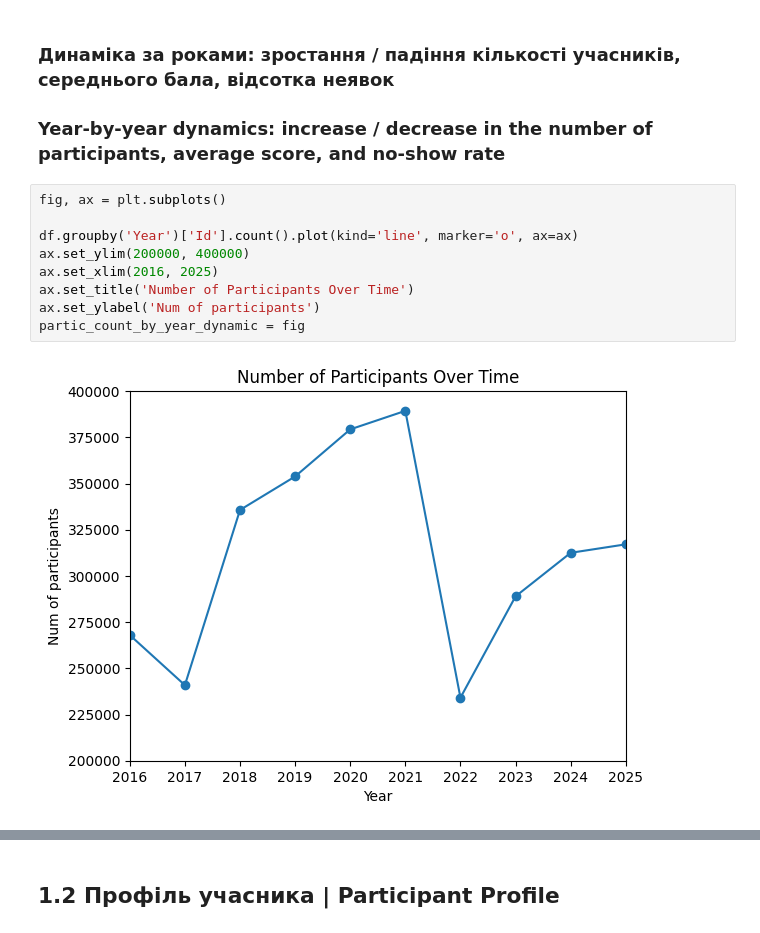
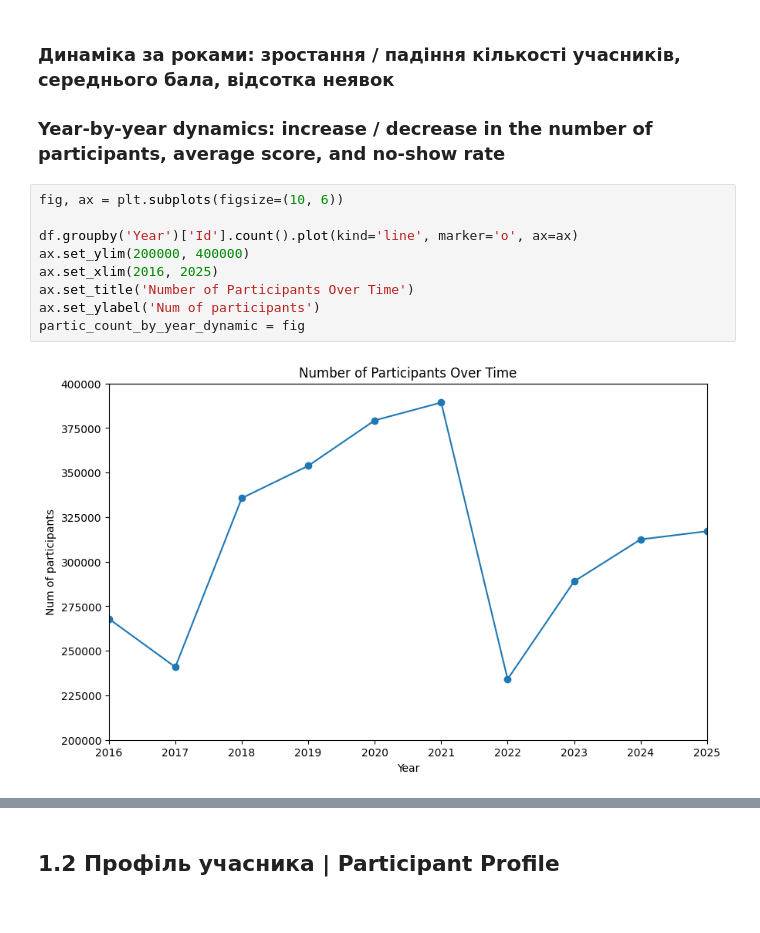
Before and after one commit to Chocopie-DA/ZNO-NMT-score-analysis, a Jupyter notebook: analysis_zno_nmt.ipynb, the cells around one changed output, grey strips where cells are left out. Saved outputs shown, nothing was run; the diff lists cells and outputs as text.

```diff
--- a/analysis_zno_nmt.ipynb
+++ b/analysis_zno_nmt.ipynb
@@ -472,14 +499,14 @@ A clear decline in the share of high scorers, low scorers, and participants who
 ### Динаміка за роками: зростання / падіння кількості учасників, середнього бала, відсотка неявок
 ### Year-by-year dynamics: increase / decrease in the number of participants, average score, and no-show rate
 # %%
-fig, ax = plt.subplots()
+fig, ax = plt.subplots(figsize=(10, 6))
 
 df.groupby('Year')['Id'].count().plot(kind='line', marker='o', ax=ax)
 ax.set_ylim(200000, 400000)
 ax.set_xlim(2016, 2025)
 ax.set_title('Number of Participants Over Time')
 ax.set_ylabel('Num of participants')
 partic_count_by_year_dynamic = fig
 # %% [output]
-[figure, old version]
+[figure, new version]
 # %%
```
Also changed, not shown: parts of 70 cells of this notebook.
